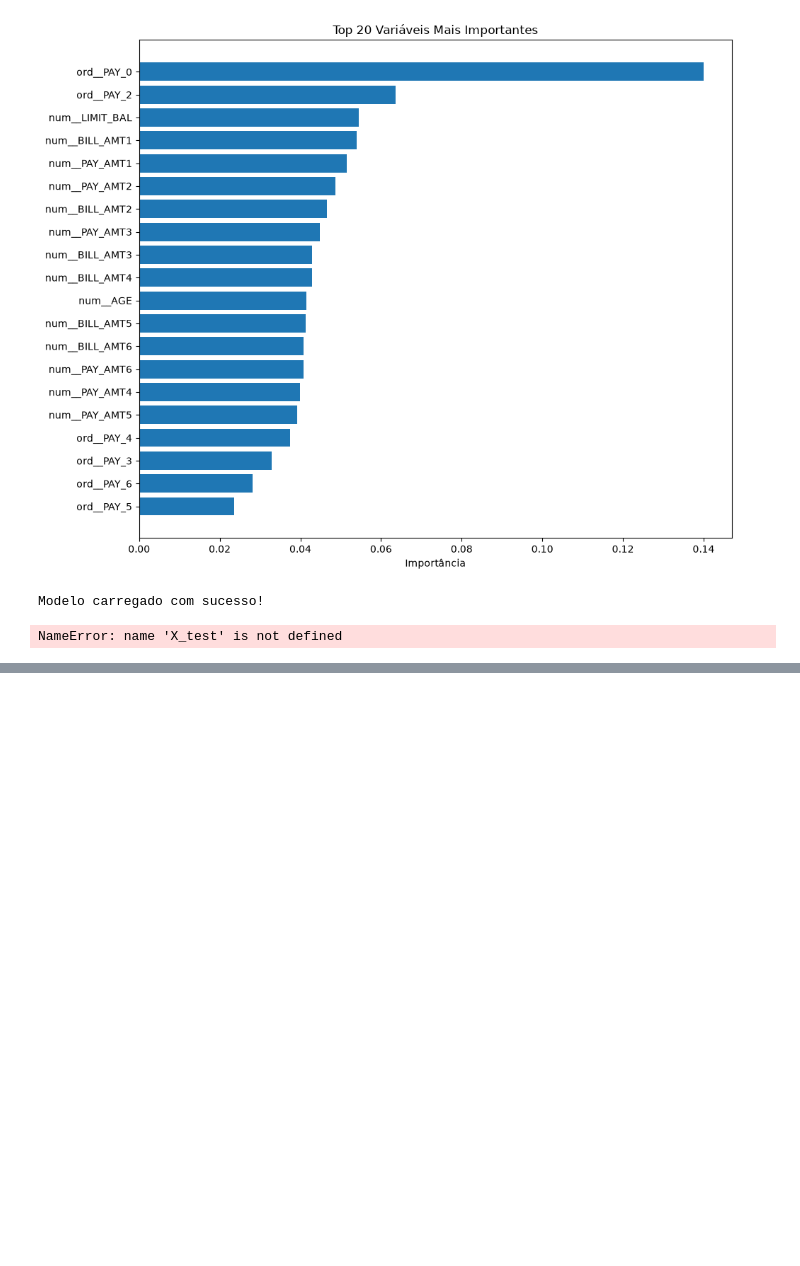
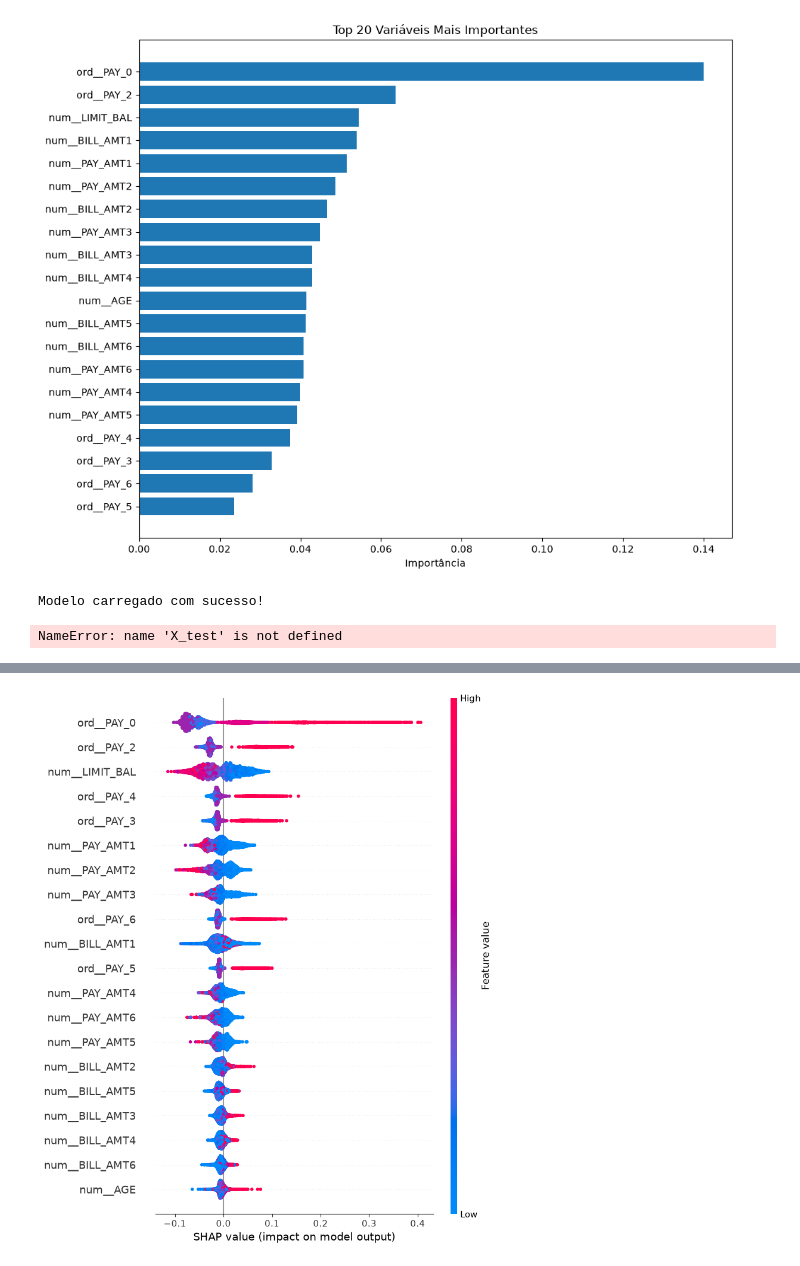
Before and after one commit to Igor-Millis/credit-default-api, a Jupyter notebook: notebooks/07_modeling_randomforest.ipynb, the cells around one changed output, grey strips where cells are left out. Saved outputs shown, nothing was run; the diff lists cells and outputs as text; code cells hidden in the pictures; blank space fills up the shorter version.

Commit message:
xgboost baseline e com gridsearch, shap e feature importance

```diff
--- a/notebooks/07_modeling_randomforest.ipynb
+++ b/notebooks/07_modeling_randomforest.ipynb
@@ -817,0 +958,18 @@ NameError: name 'X_test' is not defined
+# %%
+# ==================================================
+# SHAP - Valores da Classe 1
+# ==================================================
+
+shap_class_1 = shap_values[:, :, 1]
+
+# ==================================================
+# SHAP Summary Plot
+# ==================================================
+
+shap.summary_plot(
+    shap_class_1,
+    X_test_transformed,
+    feature_names=feature_names
+)
+# %% [output]
+[figure, added]
```
Also changed, not shown: parts of 7 cells of this notebook, 4 other files.
